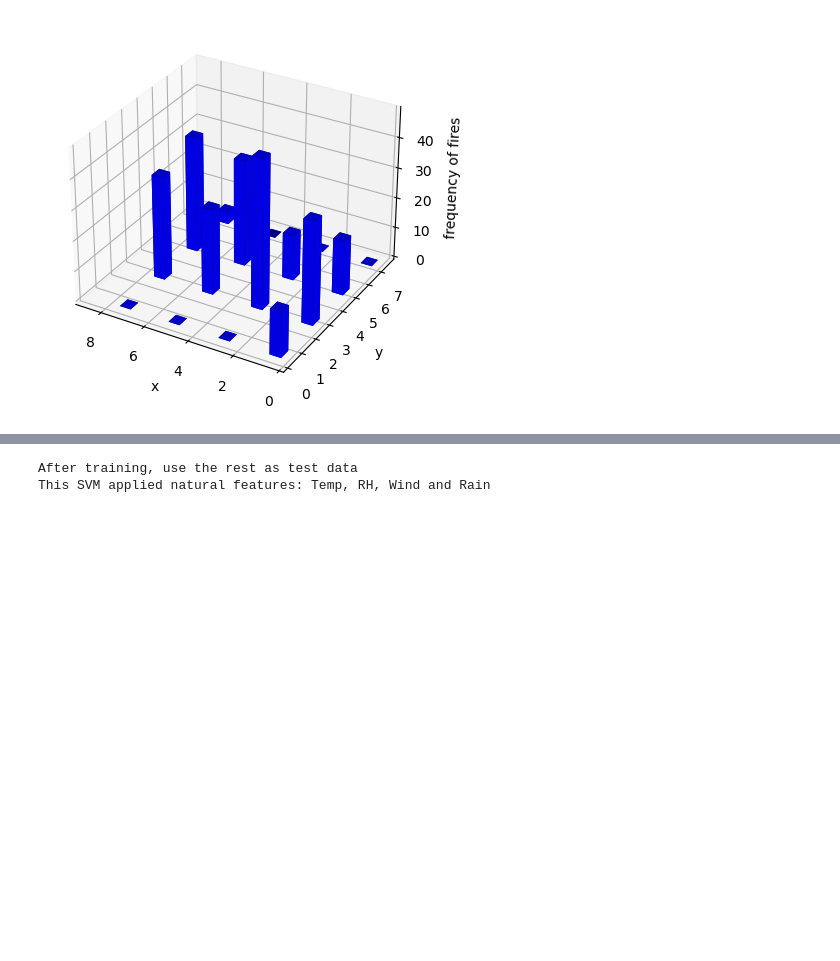
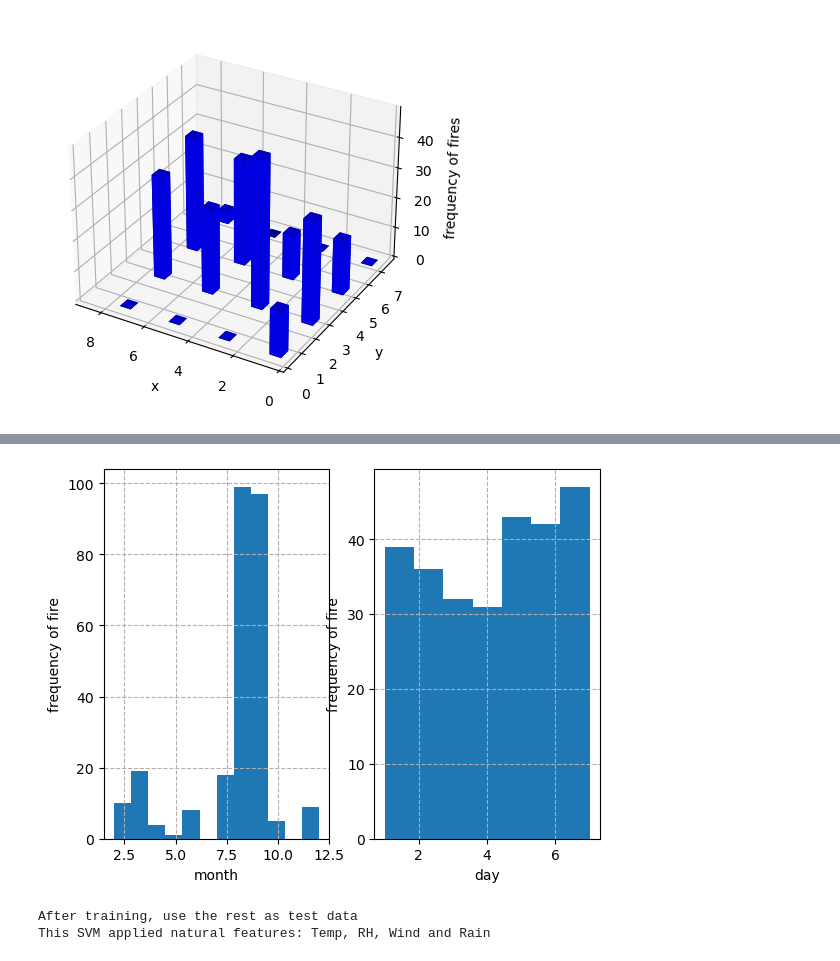
Before and after one commit to soveetnayak/fire-area-prediction, a Jupyter notebook: v1.ipynb, the cells around one changed output, grey strips where cells are left out. Saved outputs shown, nothing was run; the diff lists cells and outputs as text; code cells hidden in the pictures; blank space fills up the shorter version.

```diff
--- a/v1.ipynb
+++ b/v1.ipynb
@@ -243,3 +207,37 @@ frequency_of_fires(intensity,X,Y)
+# %%
+fire=pd.read_csv('http://archive.ics.uci.edu/ml/machine-learning-databases/forest-fires/forestfires.csv')
+month=fire.month.map({'jan':1,'feb':2,'mar':3,'apr':4,'may':5,'jun':6,'jul':7,'aug':8,'sep':9,'oct':10,'nov':11,'dec':12})
+intensity=fire.area
+day=fire.day.map({'mon':1, 'tue':2, 'wed':3, 'thu':4, 'fri':5, 'sat':6, 'sun':7})
+
+def fires_and_month_day(intensity, month, day):
+    '''
+    Plots the frequency of observing fires in respective months and days
+    '''
+    import matplotlib.pyplot as plt
+    assert isinstance(intensity, pd.core.series.Series)
+    assert isinstance(month, pd.core.series.Series)
+    assert isinstance(day, pd.core.series.Series)
+    assert intensity.all()>=0
+    assert 0<month.all()<13
+    assert 0<day.all()<8
+    month_num=month.iloc[intensity.to_numpy().nonzero()[0]]
+    day_num=day.iloc[intensity.to_numpy().nonzero()[0]]
+    fig, axs = plt.subplots(1, 2)
+    axs[0].grid(linestyle = '--')
+    axs[1].grid(linestyle = '--')
+    axs[0].hist(month_num, bins=12)
+    axs[1].hist(day_num.dropna(), bins=7)
+    axs[0].set_xlabel('month')
+    axs[0].set_ylabel('frequency of fire')
+    axs[1].set_xlabel('day')
+    axs[1].set_ylabel('frequency of fire')
+    plt.show()
+
+
+fires_and_month_day(intensity,month,day)
+# %% [output]
+[figure, added]
 # %%
 firecsv=np.genfromtxt('http://archive.ics.uci.edu/ml/machine-learning-databases/forest-fires/forestfires.csv', delimiter=',', skip_header=True)
 data = firecsv.tolist()
```
Also changed, not shown: parts of 5 cells of this notebook.
